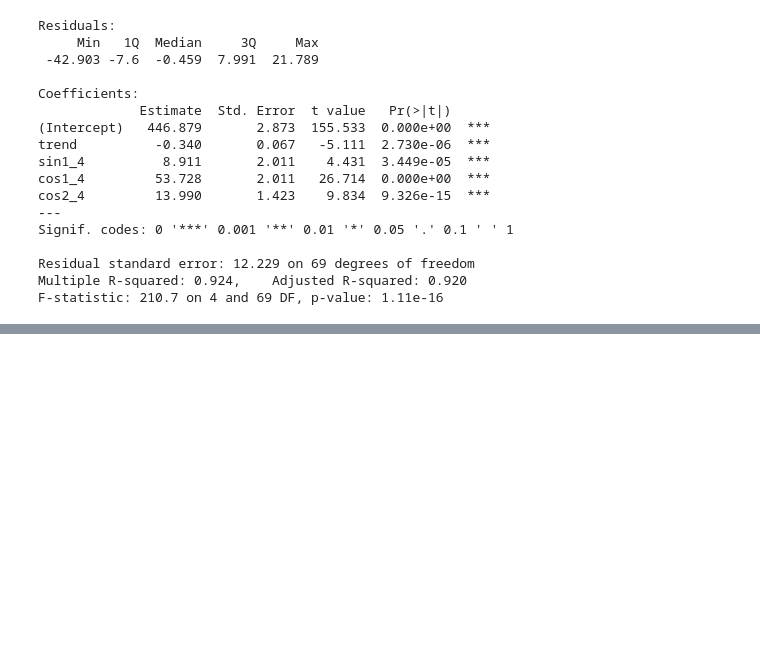
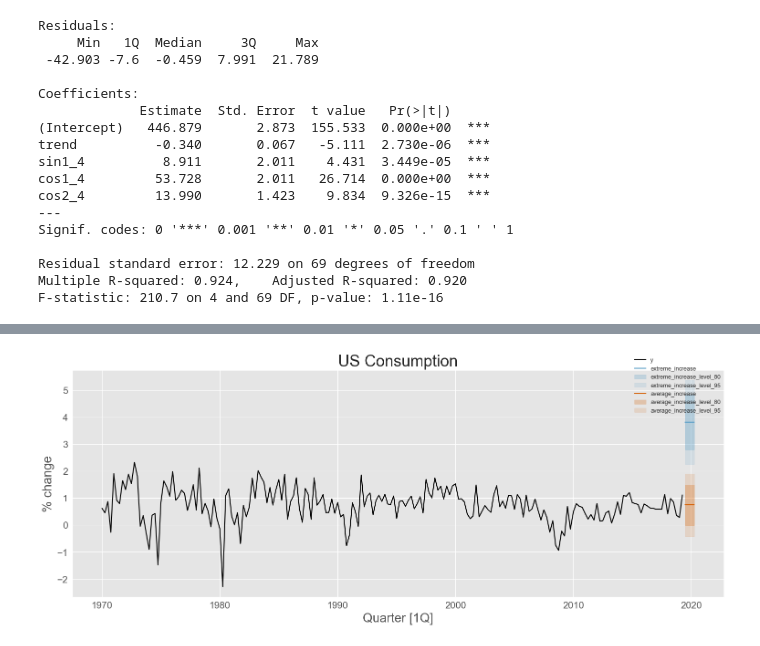
Before and after one commit to DavidGuzzi/TSA, a Jupyter notebook: Forecasting Principles and Practice 3rd/pythonic_way/7.ipynb, the cells around one changed output, grey strips where cells are left out. Cells and saved outputs as stored; diff of their text form; code cells hidden in the pictures; blank space fills up the shorter version.

```diff
--- a/Forecasting Principles and Practice 3rd/pythonic_way/7.ipynb
+++ b/Forecasting Principles and Practice 3rd/pythonic_way/7.ipynb
@@ -480,0 +570,32 @@ F-statistic: 210.7 on 4 and 69 DF, p-value: 1.11e-16
+# %%
+columns = ["ds", "unique_id", "y", "Income"]
+us_change_scenarios = us_change[columns].copy()
+mf = MLForecast(models=LinearRegression(), freq="QS-OCT")
+mf.fit(us_change_scenarios, static_features=[])
+model = mf.models_["LinearRegression"]
+futr_base = mf.make_future_dataframe(h=4)
+
+# Scenario 1 - Average increase
+futr_df = futr_base.assign(Income=us_change["Income"].mean())
+forecasts_scenario1 = (
+    mf.predict(h=4, X_df=futr_df)
+    .pipe(model.add_prediction_intervals, futr_df)
+    .pipe(rename_regression, "average_increase")
+)
+
+# Scenario 2 - Extreme increase
+futr_df = futr_base.assign(Income=12)
+forecasts_scenario2 = (
+    mf.predict(h=4, X_df=futr_df)
+    .pipe(model.add_prediction_intervals, futr_df)
+    .pipe(rename_regression, "extreme_increase")
+)
+
+forecasts_df = forecasts_scenario2.merge(forecasts_scenario1)
+plot_series(
+    us_change_scenarios, forecasts_df,
+    level=[80, 95], rm_legend=False,
+    xlabel="Quarter [1Q]", ylabel="% change",
+    title="US Consumption", palette="black_and_2color")
+# %% [output]
+[figure, added]
```
Also changed, not shown: parts of 5 cells of this notebook.
